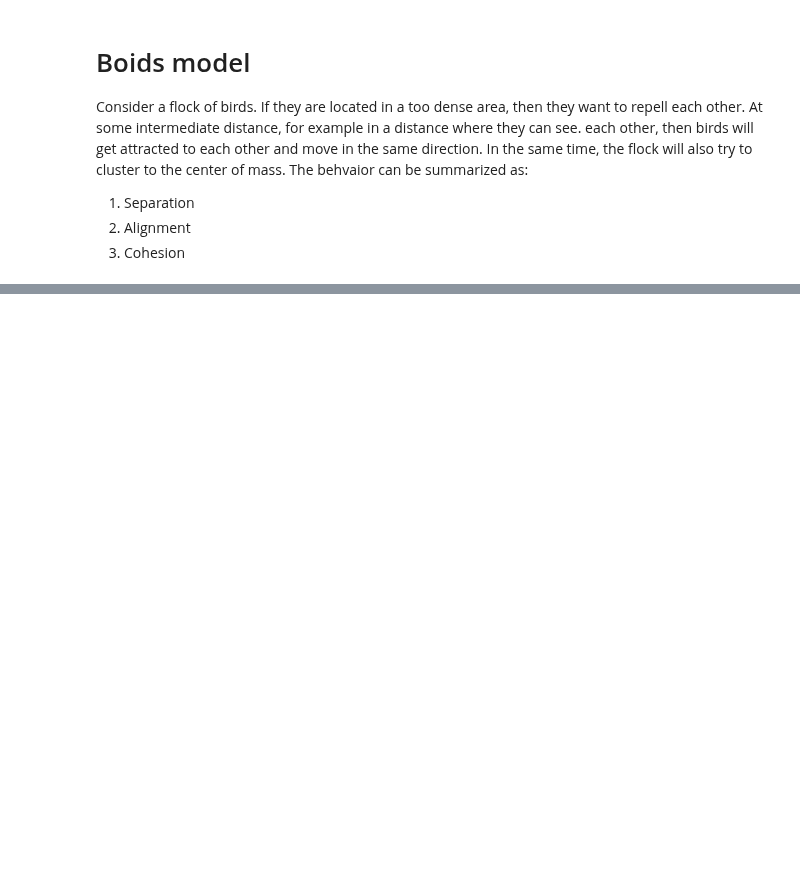
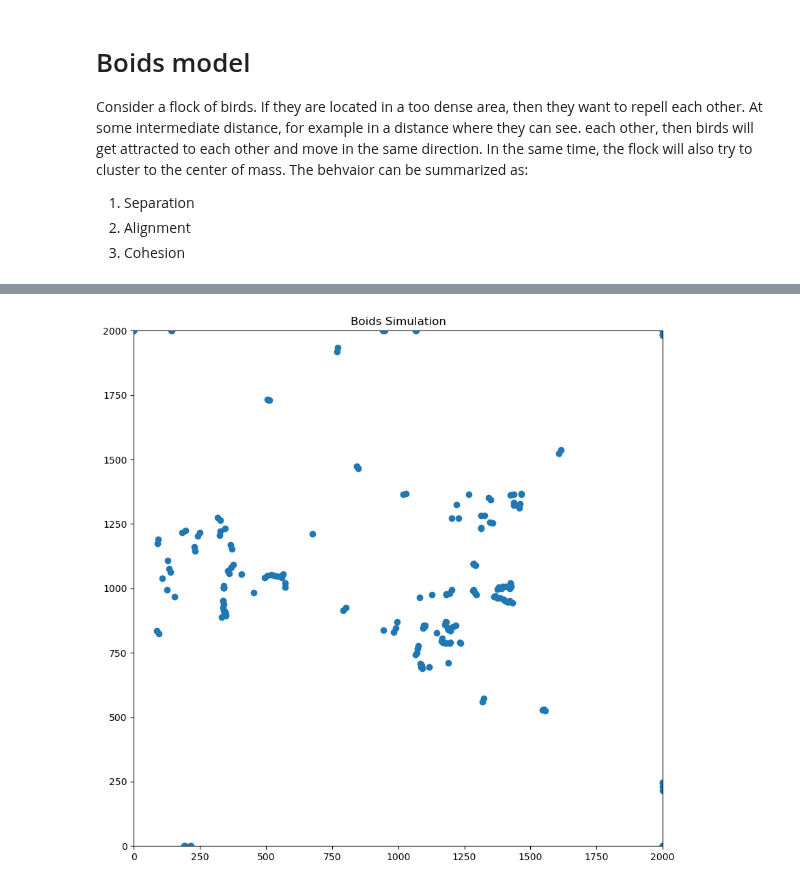
Before and after one commit to SunAndClouds/ComplexSystems, a Jupyter notebook: Lab4.ipynb, the cells around one changed output, grey strips where cells are left out. Saved outputs shown, nothing was run; the diff lists cells and outputs as text; code cells hidden in the pictures; blank space fills up the shorter version.

```diff
--- a/Lab4.ipynb
+++ b/Lab4.ipynb
@@ -102,15 +193,17 @@ for t in tqdm(range(time_steps)):
 # %%
 def plot_animation(simulation_data):
     fig, ax = plt.subplots(figsize=(10, 10), dpi=100)
 
     def update(frame):
         ax.clear()
-        ax.set_xlim(3*x1, 10*x2)
-        ax.set_ylim(2*x1, 2*x2)
+        ax.set_xlim(0, WIDTH)
+        ax.set_ylim(0, HEIGHT)
         ax.scatter(simulation_data[frame, :, 0], simulation_data[frame, :, 1])
         ax.set_title('Boids Simulation')
 
     anim = FuncAnimation(fig, update, frames=len(simulation_data), repeat=False)
     anim.save("boids_simulation.gif", writer="pillow")
 
 plot_animation(position_history)
+# %% [output]
+[figure, added]
```
Also changed, not shown: parts of 8 cells of this notebook, 1 other file.
